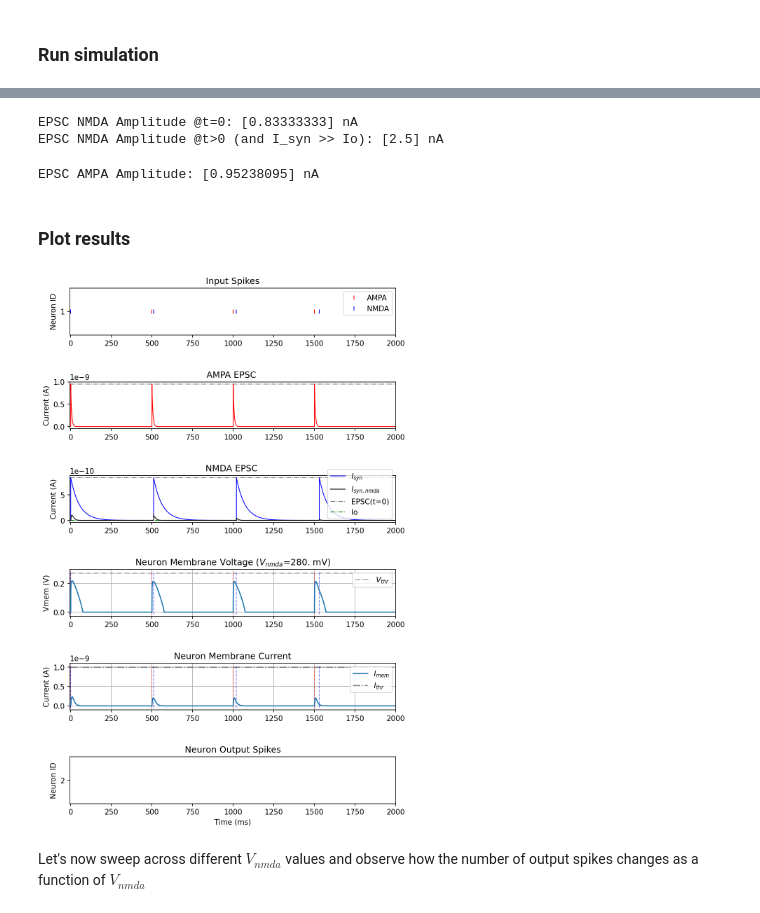
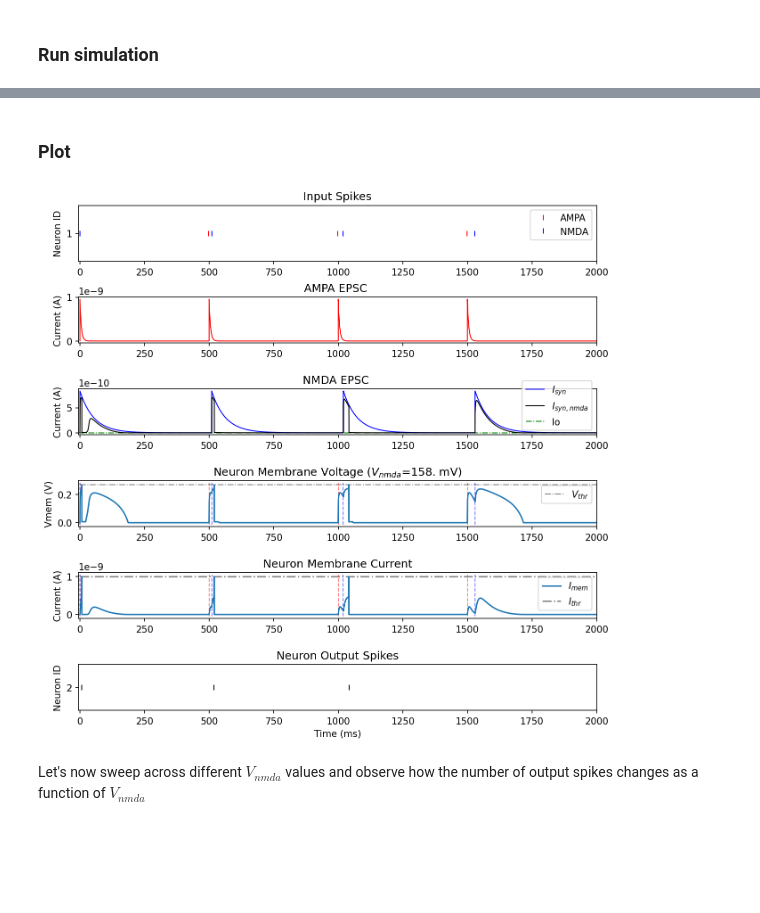
Before and after one commit to YigitDemirag/dynapse-simulator, a Jupyter notebook: part5.ipynb, the cells around one changed output, grey strips where cells are left out. Cells and saved outputs as stored; diff of their text form; code cells hidden in the pictures; blank space fills up the shorter version.

```diff
--- a/part5.ipynb
+++ b/part5.ipynb
@@ -150,7 +150,7 @@ EPSC AMPA Amplitude  @t=0: 0.95238095 nA
 # %% [markdown]
 Finally, let's initialize the Vnmda threshold to an arbitrary value.
 # %%
-dynapse_param["Vnmda"] = 280*mV
+dynapse_param["Vnmda"] = 158*mV
 # %% [markdown]
 Now we are ready to apply our parameters to the neuron and synapse objects:
 # %%
@@ -228,28 +186,14 @@ In our simulation:
-# %%
-EPSC_t0 = DPI_NMDA_synapse.I_wo_syn_nmda*DPI_NMDA_synapse.weight*DPI_NMDA_synapse.I_g_syn_nmda/(DPI_NMDA_synapse.I_tau_syn_nmda*((DPI_NMDA_synapse.I_g_syn_nmda/Io)+1))
-print('EPSC NMDA Amplitude @t=0:', EPSC_t0)
-
-EPSC_t = DPI_NMDA_synapse.I_wo_syn_nmda * DPI_NMDA_synapse.weight*DPI_NMDA_synapse.I_g_syn_nmda/ DPI_NMDA_synapse.I_tau_syn_nmda
-print('EPSC NMDA Amplitude @t>0 (and I_syn >> Io):', EPSC_t)
-# %% [output]
-EPSC NMDA Amplitude @t=0: [0.83333333] nA
-EPSC NMDA Amplitude @t>0 (and I_syn >> Io): [2.5] nA
-# %%
-EPSC_t0_ampa = DPI_AMPA_synapse.I_wo_syn_ampa*DPI_AMPA_synapse.weight*DPI_AMPA_synapse.I_g_syn_ampa/(DPI_AMPA_synapse.I_tau_syn_ampa*((DPI_AMPA_synapse.I_g_syn_ampa/Io)+1))
-print('EPSC AMPA Amplitude:', EPSC_t0_ampa)
-# %% [output]
-EPSC AMPA Amplitude: [0.95238095] nA
 # %% [markdown]
-### Plot results
+### Plot
 # %%
-f = plt.figure(figsize=(8,13),dpi=150)
-plt.subplots_adjust(hspace=1)
+f = plt.figure(figsize=(10,10),dpi=150)
+plt.subplots_adjust(hspace=1, wspace=.8)
 tstart = 0
 tend   = int(duration*1000) # ms
-Vthr = Ut/DPI_neuron.kappa*log(dynapse_param['Ispkthr']/Io)
+Vthr = constants.Ut/DPI_neuron.kappa*log(dynapse_param['Ispkthr']/constants.Io)
 
 # Input Spikes
-plt.subplot(611)
+plt.subplot(511)
 spike_placeholder = np.zeros(5000)
 spike_placeholder[np.array(mon_neuron_input_ampa.t/ms, dtype=int)]=1
 plt.plot(spike_placeholder,'r|', label='AMPA')
@@ -269,7 +213,6 @@ plt.xlim(-5, duration/ms)
 plt.subplot(612)
 s = int(1*ms / defaultclock.dt)
 plt.plot(mon_neuron_state.t[tstart*s:tend*s]/ms, mon_synapse_ampa.I_syn_ampa[0][tstart*s:tend*s], linewidth=1, c='r')
-plt.hlines(y=EPSC_ampa+Io, xmin=-5, xmax=duration/ms, color='grey', linestyles='-.', label='EPSC', linewidth=1)
 plt.xlim(-5, duration/ms)
 plt.ylabel('Current (A)')
 plt.title('AMPA EPSC ')
@@ -278,8 +221,7 @@ plt.subplot(613)
 s = int(1*ms / defaultclock.dt)
 plt.plot(mon_neuron_state.t[tstart*s:tend*s]/ms, mon_synapse_nmda.I_syn_nmda[0][tstart*s:tend*s], linewidth=1, label='$I_{syn}$', c='b')
 plt.plot(mon_neuron_I_syn_nmda.t[tstart*s:tend*s]/ms, mon_neuron_I_syn_nmda.I_syn_nmda_dp_clip[0][tstart*s:tend*s], linewidth=1, c='k', label='$I_{syn,nmda}$')
-plt.hlines(y=EPSC_nmda+Io, xmin=-5, xmax=duration/ms, color='grey', linestyles='-.', label='EPSC(t=0)', linewidth=1)
-plt.hlines(y=Io, xmin=-5, xmax=duration/ms, color='green', linestyles='-.', label='Io', linewidth=1)
+plt.hlines(y=constants.Io, xmin=-5, xmax=duration/ms, color='green', linestyles='-.', label='Io', linewidth=1)
 plt.legend()
 plt.xlim(-5, duration/ms)
 plt.ylabel('Current (A)')
@@ -293,38 +235,37 @@ ylim = plt.ylim()
 plt.vlines(spike_timing_ampa.tolist()/ms,ylim[0], ylim[1], linestyle='--', color='r', alpha=.5, linewidth=1)
 plt.vlines(spike_timing_nmda.tolist()/ms,ylim[0], ylim[1], linestyle='--', color='b', alpha=.5, linewidth=1)
 plt.title('Neuron Membrane Voltage ($V_{nmda}$='+str(dynapse_param["Vnmda"])+')')
 plt.ylabel('Vmem (V)')
 plt.xlim(-5, duration/ms)
-plt.grid(True)
 
 plt.subplot(615)
-Imem = mon_neuron_state.Imem[0]
-plt.plot(mon_neuron_state.t/ms, Imem)
+imem = mon_neuron_state.Imem[0]
+plt.plot(mon_neuron_state.t/ms, imem)
 plt.hlines(y=dynapse_param['Ispkthr']*1e-9/nA, xmin=tstart, xmax=tend, color='grey', linestyles='-.')
 plt.legend(['$I_{mem}$', '$I_{thr}$'])
 plt.title('Neuron Membrane Current')
 plt.ylabel('Current (A)')
 plt.xlim(-5, duration/ms)
 ylim = plt.ylim()
 plt.vlines(spike_timing_ampa.tolist()/ms,ylim[0], ylim[1], linestyle='--', color='r', alpha=.5, linewidth=1)
 plt.vlines(spike_timing_nmda.tolist()/ms,ylim[0], ylim[1], linestyle='--', color='b', alpha=.5, linewidth=1)
-plt.grid(True)
+
 
 plt.subplot(616)
 spike_placeholder = np.zeros(5000)
 spike_placeholder[np.array(mon_neuron_output.t/ms, dtype=int)]=2
 plt.plot(spike_placeholder,'k|')
 matplotlib.pyplot.yticks(range(1, 3))
 plt.ylim(1.5, 2.5)
 plt.title('Neuron Output Spikes')
 plt.ylabel('Neuron ID')
 plt.xlabel('Time (ms)')
 plt.xlim(-5, duration/ms)
 plt.show()
 
 f.savefig('./fig/part5_DPI_coincidenceDetection_'+str(np.array(DPI_NMDA_synapse.Vnmda)[0])+'.pdf')
 # %% [output]
-[figure, old version]
+[figure, new version]
 # %% [markdown]
 Let's now sweep across different $V_{nmda}$ values and observe how the number of output spikes changes as a function of $V_{nmda}$
 # %% [markdown]
```
Also changed, not shown: parts of 22 cells of this notebook.
